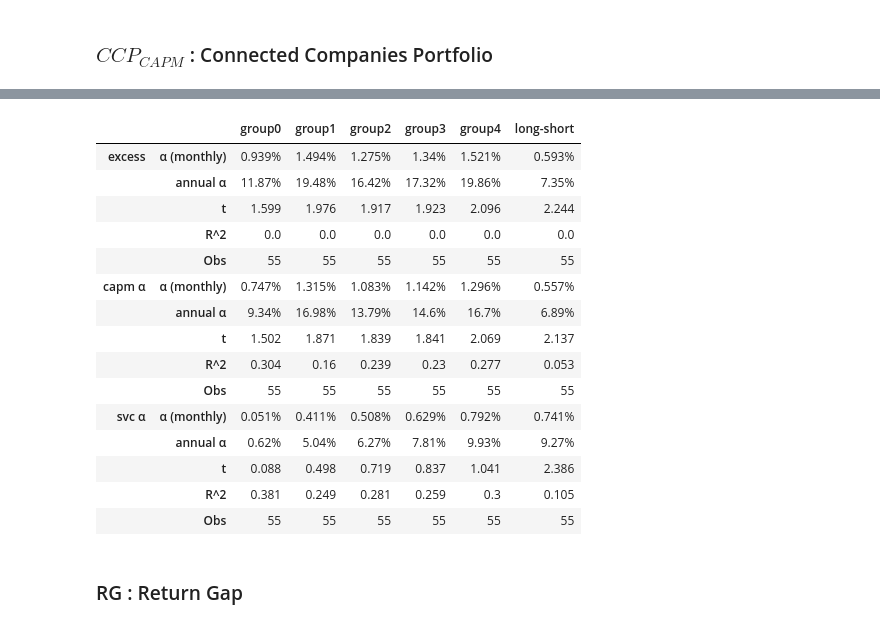
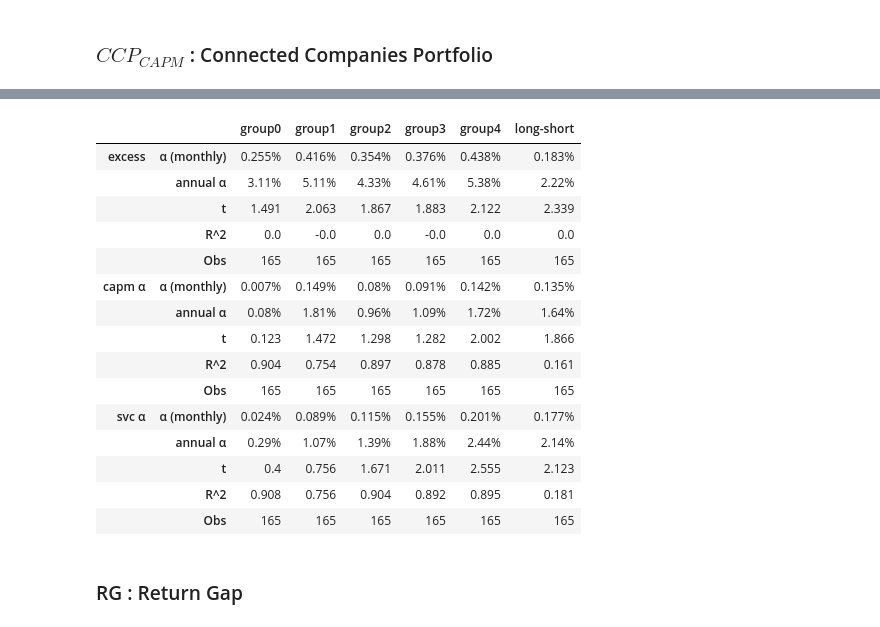
Before and after one commit to dacianpeng/mutual-fund-effective-or-not-Evidence-from-China, a Jupyter notebook: main.ipynb, the cells around one changed output, grey strips where cells are left out. Drawn from its saved outputs; the diff is of its cells as text; code cells hidden in the pictures.

```diff
--- a/main.ipynb
+++ b/main.ipynb
@@ -1510,23 +1531,23 @@ group_and_statistic(ccp_capm_it, groups=5, weighting='mkt', interval=1)
 |  | Obs | 165 | 165 | 165 | 165 | 165 | 165 |
 # %%
-group_and_statistic(ccp_capm_it.dropna(how='all', axis=1).apply(lambda x: x[:x[pd.notna(x)].index[-1]].ffill()), groups=5, weighting='mkt', interval=3)
+group_and_statistic(ccp_capm_it, groups=5, weighting='mkt', interval=3)
 # %% [output]
 |  |  | group0 | group1 | group2 | group3 | group4 | long-short |
-| excess | α (monthly) | 0.939% | 1.494% | 1.275% | 1.34% | 1.521% | 0.593% |
-|  | annual α | 11.87% | 19.48% | 16.42% | 17.32% | 19.86% | 7.35% |
-|  | t | 1.599 | 1.976 | 1.917 | 1.923 | 2.096 | 2.244 |
-|  | R^2 | 0.0 | 0.0 | 0.0 | 0.0 | 0.0 | 0.0 |
-|  | Obs | 55 | 55 | 55 | 55 | 55 | 55 |
-| capm α | α (monthly) | 0.747% | 1.315% | 1.083% | 1.142% | 1.296% | 0.557% |
-|  | annual α | 9.34% | 16.98% | 13.79% | 14.6% | 16.7% | 6.89% |
-|  | t | 1.502 | 1.871 | 1.839 | 1.841 | 2.069 | 2.137 |
-|  | R^2 | 0.304 | 0.16 | 0.239 | 0.23 | 0.277 | 0.053 |
-|  | Obs | 55 | 55 | 55 | 55 | 55 | 55 |
-| svc α | α (monthly) | 0.051% | 0.411% | 0.508% | 0.629% | 0.792% | 0.741% |
-|  | annual α | 0.62% | 5.04% | 6.27% | 7.81% | 9.93% | 9.27% |
-|  | t | 0.088 | 0.498 | 0.719 | 0.837 | 1.041 | 2.386 |
-|  | R^2 | 0.381 | 0.249 | 0.281 | 0.259 | 0.3 | 0.105 |
-|  | Obs | 55 | 55 | 55 | 55 | 55 | 55 |
+| excess | α (monthly) | 0.255% | 0.416% | 0.354% | 0.376% | 0.438% | 0.183% |
+|  | annual α | 3.11% | 5.11% | 4.33% | 4.61% | 5.38% | 2.22% |
+|  | t | 1.491 | 2.063 | 1.867 | 1.883 | 2.122 | 2.339 |
+|  | R^2 | 0.0 | -0.0 | 0.0 | -0.0 | 0.0 | 0.0 |
+|  | Obs | 165 | 165 | 165 | 165 | 165 | 165 |
+| capm α | α (monthly) | 0.007% | 0.149% | 0.08% | 0.091% | 0.142% | 0.135% |
+|  | annual α | 0.08% | 1.81% | 0.96% | 1.09% | 1.72% | 1.64% |
+|  | t | 0.123 | 1.472 | 1.298 | 1.282 | 2.002 | 1.866 |
+|  | R^2 | 0.904 | 0.754 | 0.897 | 0.878 | 0.885 | 0.161 |
+|  | Obs | 165 | 165 | 165 | 165 | 165 | 165 |
+| svc α | α (monthly) | 0.024% | 0.089% | 0.115% | 0.155% | 0.201% | 0.177% |
+|  | annual α | 0.29% | 1.07% | 1.39% | 1.88% | 2.44% | 2.14% |
+|  | t | 0.4 | 0.756 | 1.671 | 2.011 | 2.555 | 2.123 |
+|  | R^2 | 0.908 | 0.756 | 0.904 | 0.892 | 0.895 | 0.181 |
+|  | Obs | 165 | 165 | 165 | 165 | 165 | 165 |
 # %% [markdown]
 ### RG : Return Gap
 # %%
```
Also changed, not shown: parts of 21 cells of this notebook, 1 other file.
